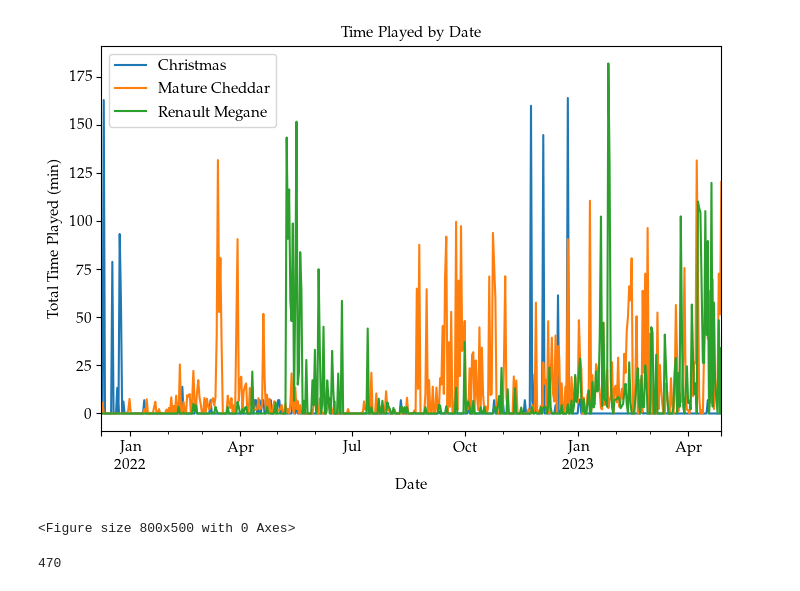
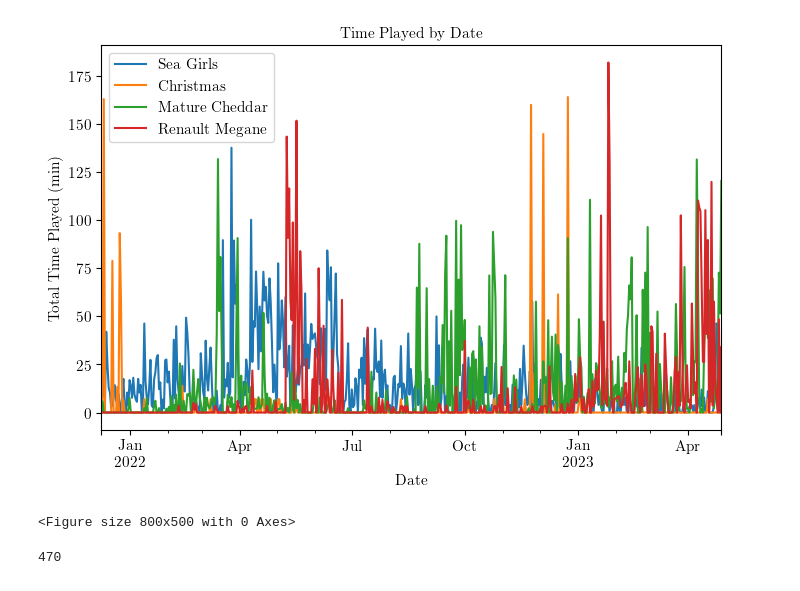
Before and after one commit to tommstuart/IRLProject, a Jupyter notebook: src/spotify_test.ipynb, the cells around one changed output. Cells and saved outputs as stored; diff of their text form; code cells hidden in the pictures.

```diff
--- a/src/spotify_test.ipynb
+++ b/src/spotify_test.ipynb
@@ -85,7 +85,7 @@ import pandas as pd
 # create a range of dates from 2021-12-09 to 2023-04-28
 date_range = pd.date_range(start='2021-12-09', end='2023-04-28', freq='D')
 playlists_to_plot = ['Christmas', 'Mature Cheddar', 'Renault Megane']
-artists = []
+artists = ['Sea Girls']
 # artists = ['Courteeners', 'The Wombats', 'Sea Girls', 'Dave', 'Two Door Cinema Club', 'Blossoms']
 
 # create a DataFrame with the date range as the index
@@ -104,41 +104,34 @@ for artist in artists:
 
 for playlist in playlists_to_plot:
     playlist_history = get_playlist_history(playlist)
     ms_played = extractAllOfFeature('msPlayed', playlist_history) / (1000 * 60)
     end_times = extractAllOfFeature('endTime', playlist_history)
     dates = pd.to_datetime(get_just_dates(end_times))
 
     # create a Series with the total time played on each date and reindex it using the date range
     total_time = pd.Series([ms_played[dates == d].sum() for d in date_range], index=date_range, name=playlist)
 
-    # add the Series to the DataFrame
-    # if playlist == 'your mum':
-    #     total_time = total_time/5 #a bit of result fudging
-    # if playlist == 'Renault Megane':
-    #     total_time = total_time*1.5
-    # if playlist == 'Anthems less 1D':
-    #     total_time = total_time/1.5
     if playlist == 'Christmas':
         total_time = total_time*2
     if playlist == 'Mature Cheddar':
         total_time /= 2
     df[playlist] = total_time
 
 
 # plot the DataFrame
 df.plot()
 
 # Add axis labels and title
 
 plt.xlabel('Date')
 plt.ylabel('Total Time Played (min)')
 plt.title('Time Played by Date')
 
 # Show graph
 plt.show()
 plt.savefig("test.svg",format = "svg")
 # %% [output]
-[figure, old version]
+[figure, new version]
 <Figure size 800x500 with 0 Axes>
 # %%
 def prepDataForObservations(artists, playlists):
```
Also changed, not shown: parts of 5 cells of this notebook, 3 other files.
